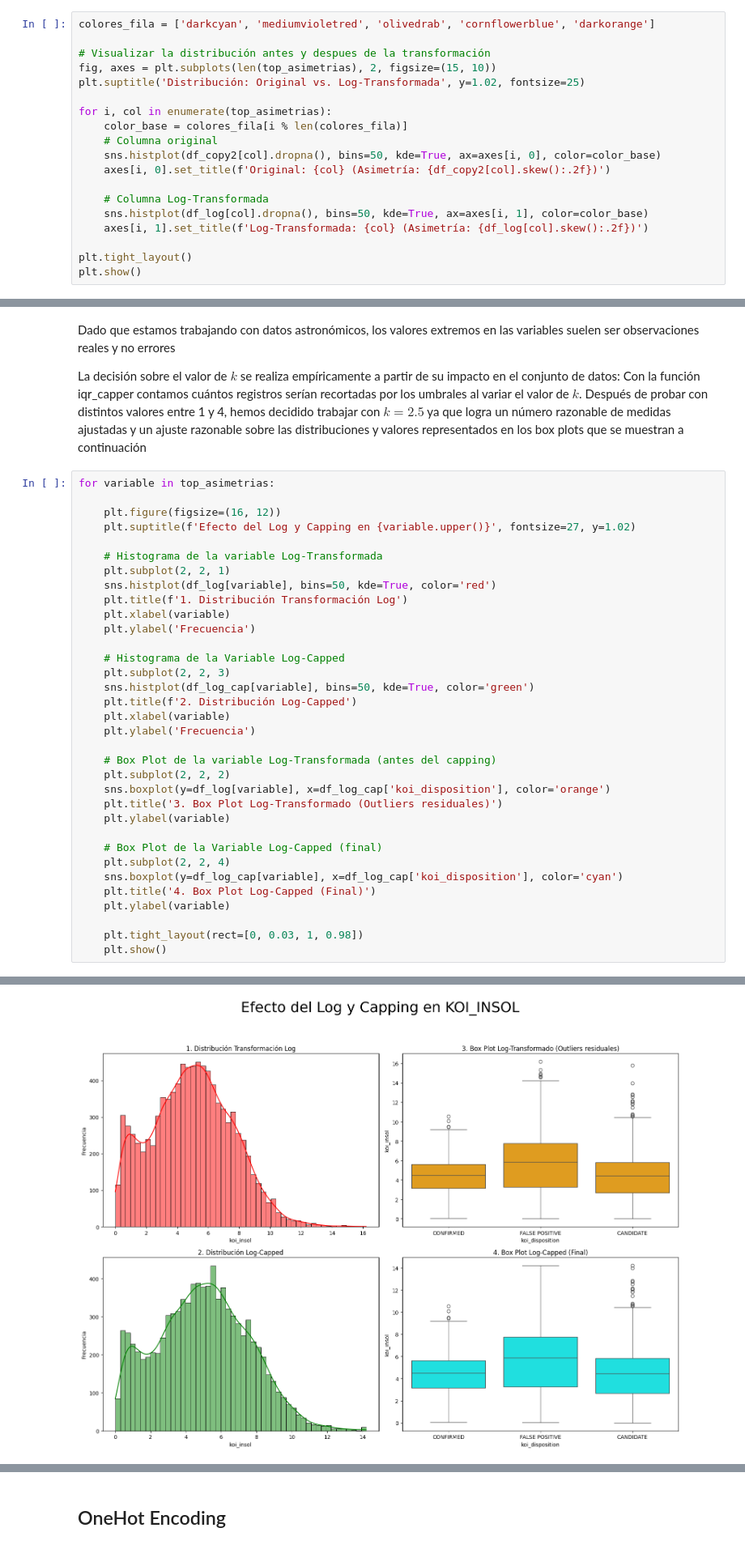
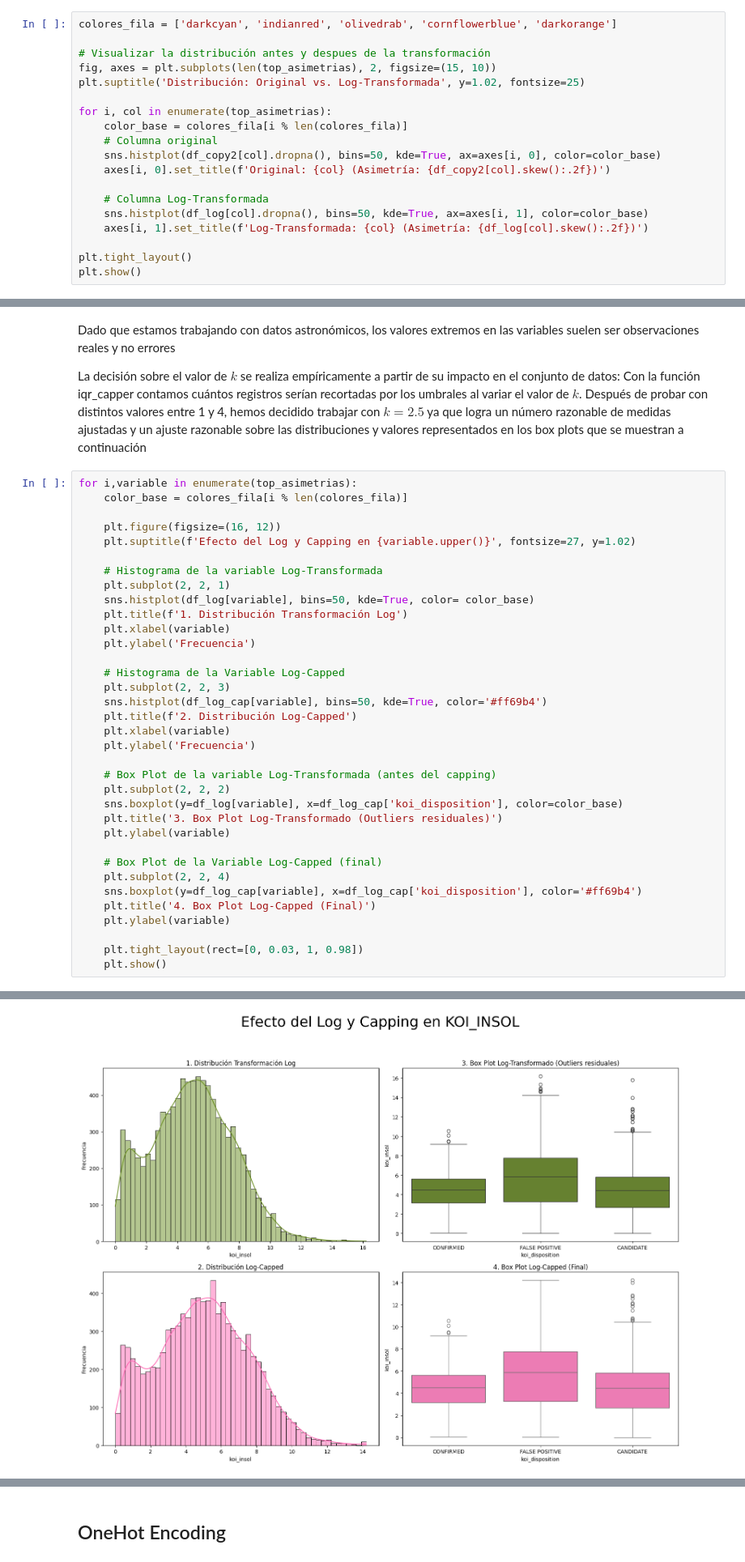
Before and after one commit to lvalencia232/KeplerExoplanet, a Jupyter notebook: kepler_exoplanet.ipynb, the cells around one changed output, grey strips where cells are left out. Shown at 81% size. Drawn from its saved outputs; the diff is of its cells as text.

```diff
--- a/kepler_exoplanet.ipynb
+++ b/kepler_exoplanet.ipynb
@@ -1574,7 +1574,7 @@ for col in top_asimetrias:
     # Usamos log(1+x) para manejar valores cercanos a cero
     df_log[col] = np.log1p(df_log[col])
 # %%
-colores_fila = ['darkcyan', 'mediumvioletred', 'olivedrab', 'cornflowerblue', 'darkorange']
+colores_fila = ['darkcyan', 'indianred', 'olivedrab', 'cornflowerblue', 'darkorange']
 
 # Visualizar la distribución antes y despues de la transformación
 fig, axes = plt.subplots(len(top_asimetrias), 2, figsize=(15, 10))
@@ -1688,34 +1688,35 @@ Dado que estamos trabajando con datos astronómicos, los valores extremos en las
 
 La decisión sobre el valor de $k$ se realiza empíricamente a partir de su impacto en el conjunto de datos: Con la función iqr_capper contamos cuántos registros serían recortadas por los umbrales al variar el valor de $k$. Después de probar con distintos valores entre 1 y 4, hemos decidido trabajar con $k=2.5$ ya que logra un número razonable de medidas ajustadas y un ajuste razonable sobre las distribuciones y valores representados en los box plots que se muestran a continuación
 # %%
-for variable in top_asimetrias:
+for i,variable in enumerate(top_asimetrias):
+    color_base = colores_fila[i % len(colores_fila)]
 
     plt.figure(figsize=(16, 12))
     plt.suptitle(f'Efecto del Log y Capping en {variable.upper()}', fontsize=27, y=1.02)
 
     # Histograma de la variable Log-Transformada
     plt.subplot(2, 2, 1)
-    sns.histplot(df_log[variable], bins=50, kde=True, color='red')
+    sns.histplot(df_log[variable], bins=50, kde=True, color= color_base)
     plt.title(f'1. Distribución Transformación Log')
     plt.xlabel(variable)
     plt.ylabel('Frecuencia')
 
     # Histograma de la Variable Log-Capped
     plt.subplot(2, 2, 3)
-    sns.histplot(df_log_cap[variable], bins=50, kde=True, color='green')
+    sns.histplot(df_log_cap[variable], bins=50, kde=True, color='#ff69b4')
     plt.title(f'2. Distribución Log-Capped')
     plt.xlabel(variable)
     plt.ylabel('Frecuencia')
 
     # Box Plot de la variable Log-Transformada (antes del capping)
     plt.subplot(2, 2, 2)
-    sns.boxplot(y=df_log[variable], x=df_log_cap['koi_disposition'], color='orange')
+    sns.boxplot(y=df_log[variable], x=df_log_cap['koi_disposition'], color=color_base)
     plt.title('3. Box Plot Log-Transformado (Outliers residuales)')
     plt.ylabel(variable)
 
     # Box Plot de la Variable Log-Capped (final)
     plt.subplot(2, 2, 4)
-    sns.boxplot(y=df_log_cap[variable], x=df_log_cap['koi_disposition'], color='cyan')
+    sns.boxplot(y=df_log_cap[variable], x=df_log_cap['koi_disposition'], color='#ff69b4')
     plt.title('4. Box Plot Log-Capped (Final)')
     plt.ylabel(variable)
 
@@ -1727 +1728 @@ for variable in top_asimetrias:
-[figure, old version]
+[figure, new version]
```
Also changed, not shown: parts of 17 cells of this notebook.
